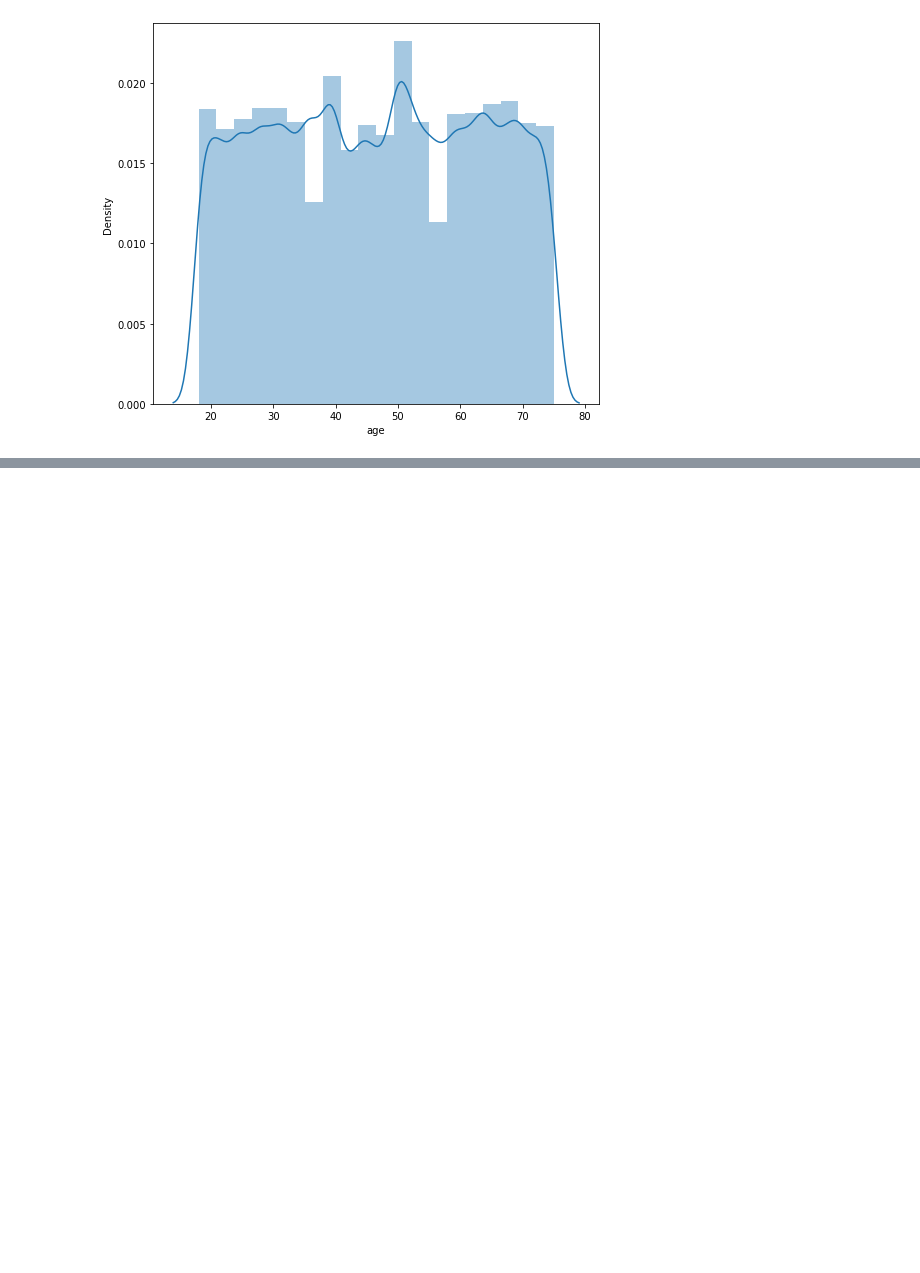
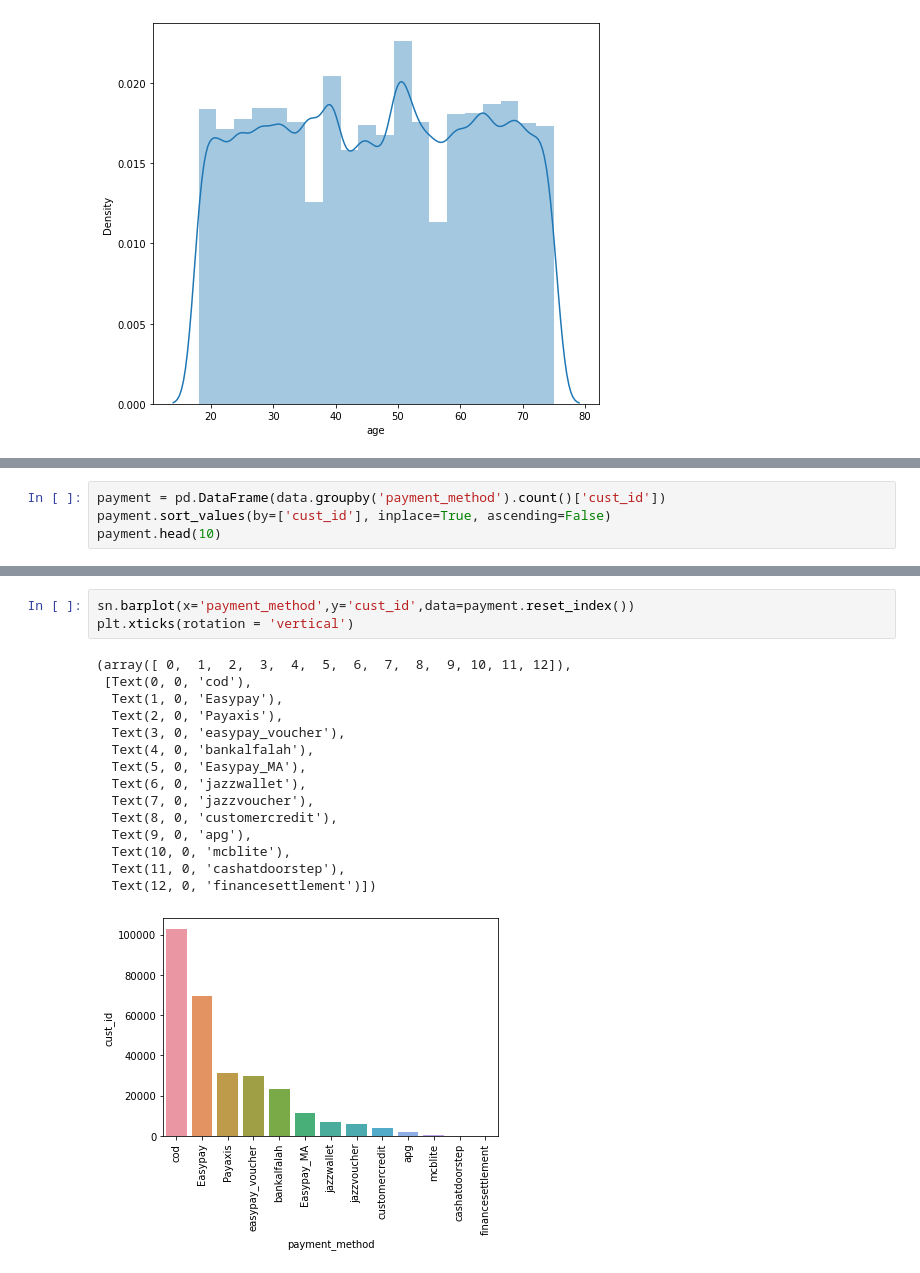
Before and after one commit to Nitish36/Customer_Analysis_Hackathon_DA, a Jupyter notebook: CustomerAnalysis.ipynb, the cells around one changed output, grey strips where cells are left out. Cells and saved outputs as stored; diff of their text form; blank space fills up the shorter version.

```diff
--- a/CustomerAnalysis.ipynb
+++ b/CustomerAnalysis.ipynb
@@ -210,0 +260,4 @@ plt.show()
+# %%
+payment = pd.DataFrame(data.groupby('payment_method').count()['cust_id'])
+payment.sort_values(by=['cust_id'], inplace=True, ascending=False)
+payment.head(10)
@@ -210,0 +277,19 @@ plt.show()
+# %%
+sn.barplot(x='payment_method',y='cust_id',data=payment.reset_index())
+plt.xticks(rotation = 'vertical')
+# %% [output]
+(array([ 0,  1,  2,  3,  4,  5,  6,  7,  8,  9, 10, 11, 12]),
+ [Text(0, 0, 'cod'),
+  Text(1, 0, 'Easypay'),
+  Text(2, 0, 'Payaxis'),
+  Text(3, 0, 'easypay_voucher'),
+  Text(4, 0, 'bankalfalah'),
+  Text(5, 0, 'Easypay_MA'),
+  Text(6, 0, 'jazzwallet'),
+  Text(7, 0, 'jazzvoucher'),
+  Text(8, 0, 'customercredit'),
+  Text(9, 0, 'apg'),
+  Text(10, 0, 'mcblite'),
+  Text(11, 0, 'cashatdoorstep'),
+  Text(12, 0, 'financesettlement')])
+[figure, added]
```
Also changed, not shown: parts of 15 cells of this notebook.
